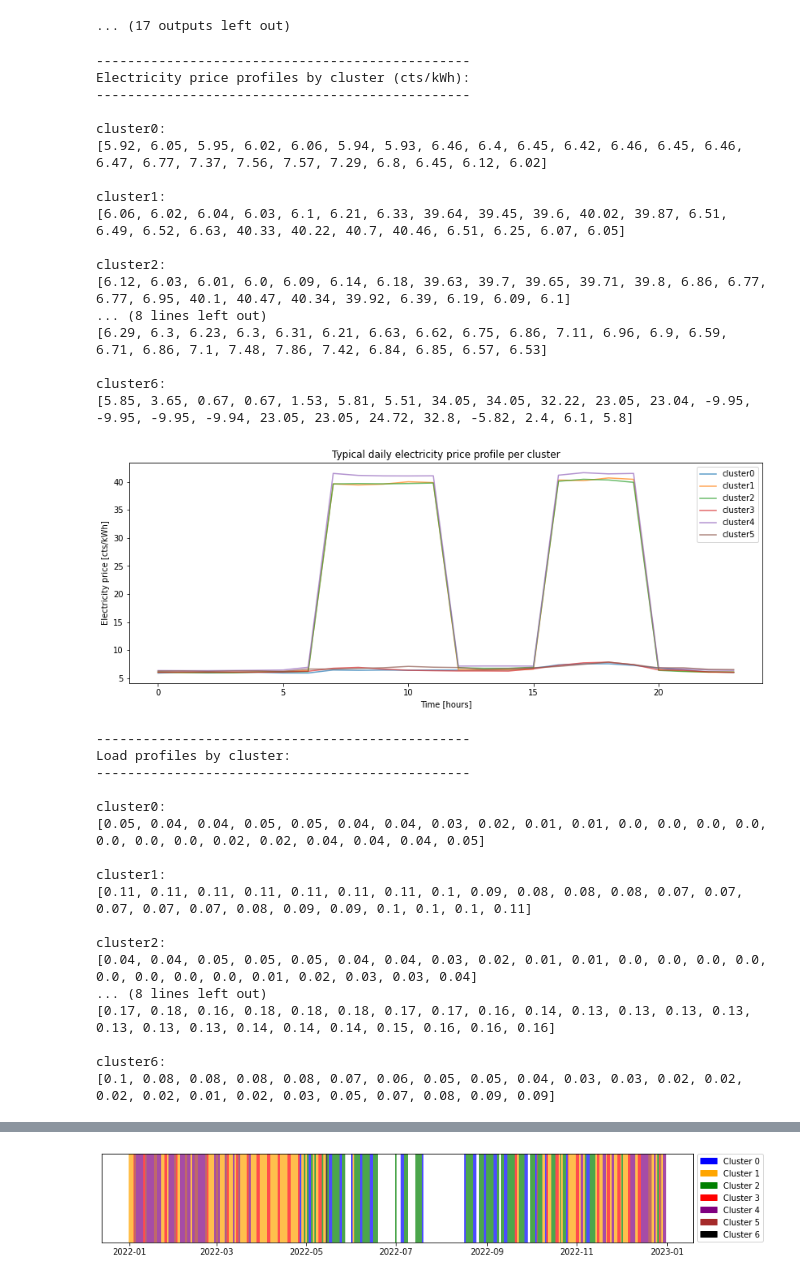
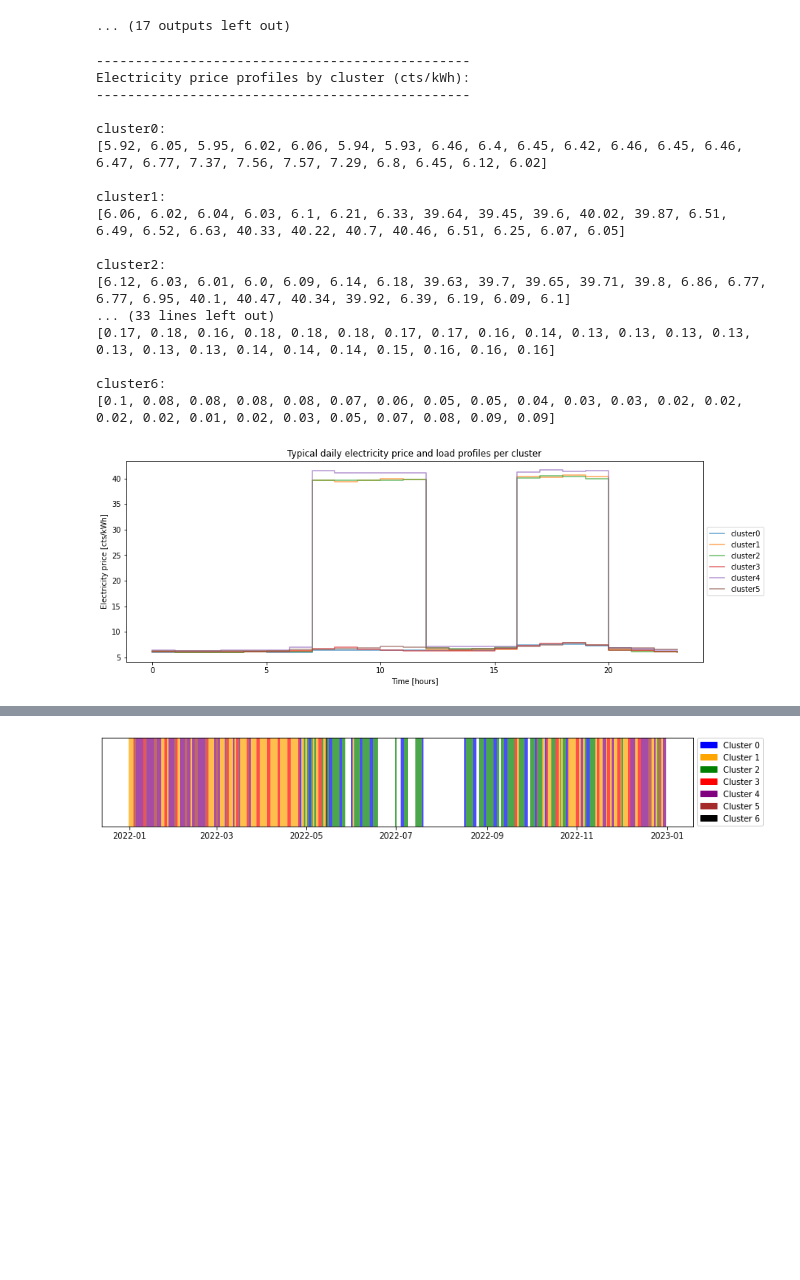
Before and after one commit to thdfw/master_thesis, a Jupyter notebook: gridworks/data/processing/yearly_data_clustering/data_clustering.ipynb, the cells around one changed output, grey strips where cells are left out. Saved outputs shown, nothing was run; the diff lists cells and outputs as text; code cells hidden in the pictures; blank space fills up the shorter version.

```diff
--- a/gridworks/data/processing/yearly_data_clustering/data_clustering.ipynb
+++ b/gridworks/data/processing/yearly_data_clustering/data_clustering.ipynb
@@ -399,64 +444,50 @@ print("------------------------------------------------")
 print("Electricity price profiles by cluster (cts/kWh):")
 print("------------------------------------------------\n")
 
-plt.figure(figsize=(14,5), facecolor='white')
 for key, value in elec_medians_dict.items():
     print(f"{key}:\n{value}\n")
-    if key != "cluster6": plt.plot(value, label=f"{key}", alpha=0.7)
-plt.title("Typical daily electricity price profile per cluster")
-plt.xlabel("Time [hours]")
-plt.ylabel("Electricity price [cts/kWh]")
-#plt.ylim([-100,600])
-plt.legend()
-plt.show()
 
 print("------------------------------------------------")
 print("Load profiles by cluster:")
 print("------------------------------------------------\n")
 
+for key, value in load_medians_dict.items():
+    print(f"{key}:\n{value}\n")
+
+# Plot the clusters
+plt.figure(figsize=(14,5), facecolor='white')
+for key, value in elec_medians_dict.items():
+    if key != "cluster6": plt.step(range(len(value)), value, where='post', label=f"{key}", alpha=0.7)
+plt.title("Typical daily electricity price and load profiles per cluster")
+plt.xlabel("Time [hours]")
+plt.ylabel("Electricity price [cts/kWh]")
+plt.legend(loc='center left', bbox_to_anchor=(1, 0.5))
+plt.show()
+
 plt.figure(figsize=(14,5), facecolor='white')
 for key, value in load_medians_dict.items():
-    print(f"{key}:\n{value}\n")
-    if key != "cluster6": plt.plot(value, label=f"{key}", alpha=0.7)
-plt.title("Typical daily load profile per cluster")
+    if key != "cluster6": plt.step(range(len(value)), value, where='post', label=f"{key}", alpha=0.7)
 plt.xlabel("Time [hours]")
 plt.ylabel("Load mass flow rate [kg/s]")
-#plt.ylim([0,0.2])
-plt.legend()
+plt.ylim([0,0.2])
+plt.legend(loc='center left', bbox_to_anchor=(1, 0.5))
 plt.show()
 # %% [output]
 ------------------------------------------------
 Electricity price profiles by cluster (cts/kWh):
 ------------------------------------------------
 
 cluster0:
 [5.92, 6.05, 5.95, 6.02, 6.06, 5.94, 5.93, 6.46, 6.4, 6.45, 6.42, 6.46, 6.45, 6.46, 6.47, 6.77, 7.37, 7.56, 7.57, 7.29, 6.8, 6.45, 6.12, 6.02]
 
 cluster1:
 [6.06, 6.02, 6.04, 6.03, 6.1, 6.21, 6.33, 39.64, 39.45, 39.6, 40.02, 39.87, 6.51, 6.49, 6.52, 6.63, 40.33, 40.22, 40.7, 40.46, 6.51, 6.25, 6.07, 6.05]
 
 cluster2:
 [6.12, 6.03, 6.01, 6.0, 6.09, 6.14, 6.18, 39.63, 39.7, 39.65, 39.71, 39.8, 6.86, 6.77, 6.77, 6.95, 40.1, 40.47, 40.34, 39.92, 6.39, 6.19, 6.09, 6.1]
-... (8 lines left out)
-[6.29, 6.3, 6.23, 6.3, 6.31, 6.21, 6.63, 6.62, 6.75, 6.86, 7.11, 6.96, 6.9, 6.59, 6.71, 6.86, 7.1, 7.48, 7.86, 7.42, 6.84, 6.85, 6.57, 6.53]
+... (33 lines left out)
+[0.17, 0.18, 0.16, 0.18, 0.18, 0.18, 0.17, 0.17, 0.16, 0.14, 0.13, 0.13, 0.13, 0.13, 0.13, 0.13, 0.13, 0.14, 0.14, 0.14, 0.15, 0.16, 0.16, 0.16]
 
 cluster6:
-[5.85, 3.65, 0.67, 0.67, 1.53, 5.81, 5.51, 34.05, 34.05, 32.22, 23.05, 23.04, -9.95, -9.95, -9.95, -9.94, 23.05, 23.05, 24.72, 32.8, -5.82, 2.4, 6.1, 5.8]
+[0.1, 0.08, 0.08, 0.08, 0.08, 0.07, 0.06, 0.05, 0.05, 0.04, 0.03, 0.03, 0.02, 0.02, 0.02, 0.02, 0.01, 0.02, 0.03, 0.05, 0.07, 0.08, 0.09, 0.09]
-[figure, old version]
+[figure, new version]
-------------------------------------------------
-Load profiles by cluster:
-------------------------------------------------
-
-cluster0:
-[0.05, 0.04, 0.04, 0.05, 0.05, 0.04, 0.04, 0.03, 0.02, 0.01, 0.01, 0.0, 0.0, 0.0, 0.0, 0.0, 0.0, 0.0, 0.02, 0.02, 0.04, 0.04, 0.04, 0.05]
-
-cluster1:
-[0.11, 0.11, 0.11, 0.11, 0.11, 0.11, 0.11, 0.1, 0.09, 0.08, 0.08, 0.08, 0.07, 0.07, 0.07, 0.07, 0.07, 0.08, 0.09, 0.09, 0.1, 0.1, 0.1, 0.11]
-
-cluster2:
-[0.04, 0.04, 0.05, 0.05, 0.05, 0.04, 0.04, 0.03, 0.02, 0.01, 0.01, 0.0, 0.0, 0.0, 0.0, 0.0, 0.0, 0.0, 0.0, 0.01, 0.02, 0.03, 0.03, 0.04]
-... (8 lines left out)
-[0.17, 0.18, 0.16, 0.18, 0.18, 0.18, 0.17, 0.17, 0.16, 0.14, 0.13, 0.13, 0.13, 0.13, 0.13, 0.13, 0.13, 0.14, 0.14, 0.14, 0.15, 0.16, 0.16, 0.16]
-
-cluster6:
-[0.1, 0.08, 0.08, 0.08, 0.08, 0.07, 0.06, 0.05, 0.05, 0.04, 0.03, 0.03, 0.02, 0.02, 0.02, 0.02, 0.01, 0.02, 0.03, 0.05, 0.07, 0.08, 0.09, 0.09]
```
Also changed, not shown: parts of 2 cells of this notebook, 14 other files.
